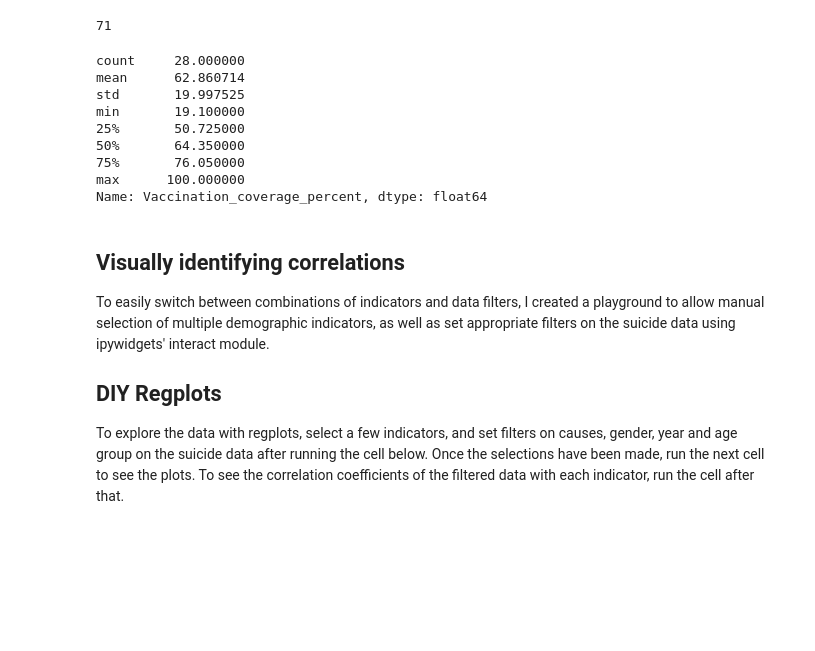
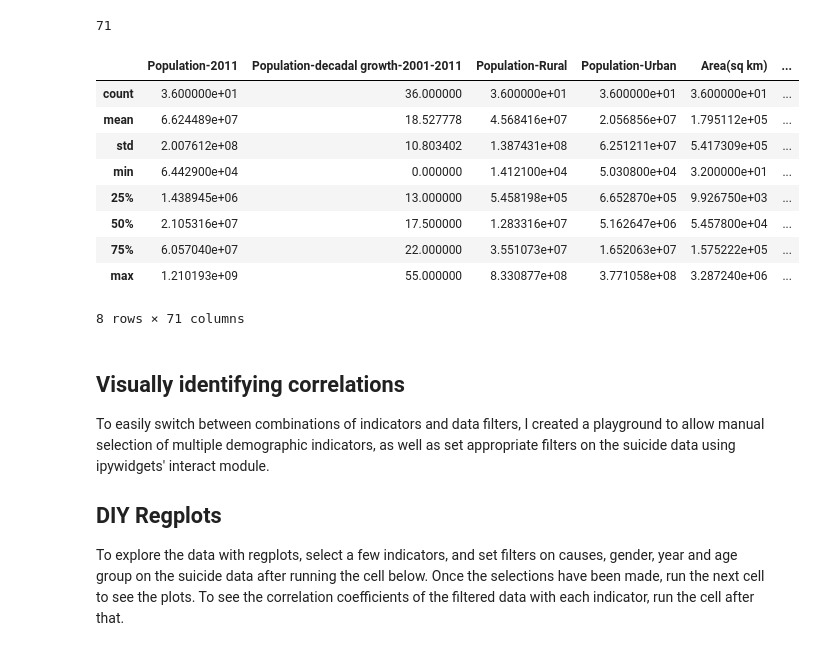
Before and after one commit to anntenna/Suicides-In-India, a Jupyter notebook: Exploring causes against demographic data.ipynb, the cells around one changed output. Drawn from its saved outputs; the diff is of its cells as text; code cells hidden in the pictures; blank space fills up the shorter version.

```diff
--- a/Exploring causes against demographic data.ipynb
+++ b/Exploring causes against demographic data.ipynb
@@ -68,18 +71,20 @@ demog_data = DataFrame.from_csv('India_demographics.csv')
 len(demog_data.columns)
 # %% [output]
 71
-# %%
-demog_data['Vaccination_coverage_percent'].describe()
-# %% [output]
-count     28.000000
-mean      62.860714
-std       19.997525
-min       19.100000
-25%       50.725000
-50%       64.350000
-75%       76.050000
-max      100.000000
-Name: Vaccination_coverage_percent, dtype: float64
+# %%
+
+demog_data.describe()
+# %% [output]
+|  | Population-2011 | Population-decadal growth-2001-2011 | Population-Rural | Population-Urban | Area(sq km) | ... |
+| count | 3.600000e+01 | 36.000000 | 3.600000e+01 | 3.600000e+01 | 3.600000e+01 | ... |
+| mean | 6.624489e+07 | 18.527778 | 4.568416e+07 | 2.056856e+07 | 1.795112e+05 | ... |
+| std | 2.007612e+08 | 10.803402 | 1.387431e+08 | 6.251211e+07 | 5.417309e+05 | ... |
+| min | 6.442900e+04 | 0.000000 | 1.412100e+04 | 5.030800e+04 | 3.200000e+01 | ... |
+| 25% | 1.438945e+06 | 13.000000 | 5.458198e+05 | 6.652870e+05 | 9.926750e+03 | ... |
+| 50% | 2.105316e+07 | 17.500000 | 1.283316e+07 | 5.162647e+06 | 5.457800e+04 | ... |
+| 75% | 6.057040e+07 | 22.000000 | 3.551073e+07 | 1.652063e+07 | 1.575222e+05 | ... |
+| max | 1.210193e+09 | 55.000000 | 8.330877e+08 | 3.771058e+08 | 3.287240e+06 | ... |
+8 rows × 71 columns
 # %% [markdown]
 ## Visually identifying correlations
 
```
Also changed, not shown: parts of 6 cells of this notebook, 4 other files.
